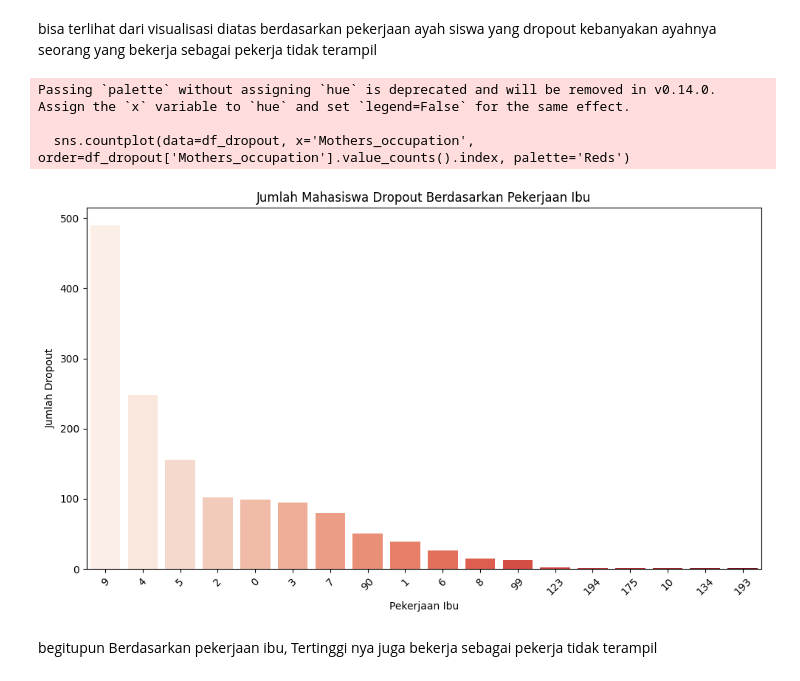
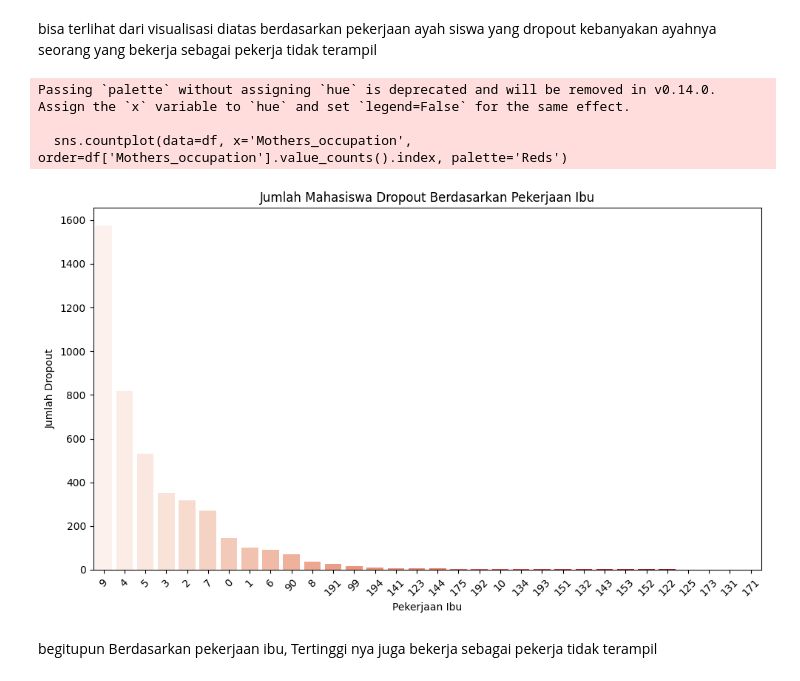
Before and after one commit to DhavaAdePratama/Students_Performance, a Jupyter notebook: Proyek_DS_2.ipynb, the cells around one changed output. Drawn from its saved outputs; the diff is of its cells as text; code cells hidden in the pictures.

```diff
--- a/Proyek_DS_2.ipynb
+++ b/Proyek_DS_2.ipynb
@@ -177,18 +186,18 @@ Passing `palette` without assigning `hue` is deprecated and will be removed in v
 bisa terlihat dari visualisasi diatas berdasarkan pekerjaan ayah siswa yang dropout kebanyakan ayahnya seorang yang bekerja sebagai pekerja tidak terampil
 # %%
 plt.figure(figsize=(10, 6))
-sns.countplot(data=df_dropout, x='Mothers_occupation', order=df_dropout['Mothers_occupation'].value_counts().index, palette='Reds')
+sns.countplot(data=df, x='Mothers_occupation', order=df['Mothers_occupation'].value_counts().index, palette='Reds')
 plt.title('Jumlah Mahasiswa Dropout Berdasarkan Pekerjaan Ibu')
 plt.xlabel('Pekerjaan Ibu')
 plt.ylabel('Jumlah Dropout')
 plt.xticks(rotation=45)
 plt.tight_layout()
 plt.show()
 # %% [output]
 Passing `palette` without assigning `hue` is deprecated and will be removed in v0.14.0. Assign the `x` variable to `hue` and set `legend=False` for the same effect.
 
-  sns.countplot(data=df_dropout, x='Mothers_occupation', order=df_dropout['Mothers_occupation'].value_counts().index, palette='Reds')
+  sns.countplot(data=df, x='Mothers_occupation', order=df['Mothers_occupation'].value_counts().index, palette='Reds')
-[figure, old version]
+[figure, new version]
 # %% [markdown]
 begitupun Berdasarkan pekerjaan ibu, Tertinggi nya juga bekerja sebagai pekerja tidak terampil
 # %%
```
Also changed, not shown: parts of 44 cells of this notebook.
